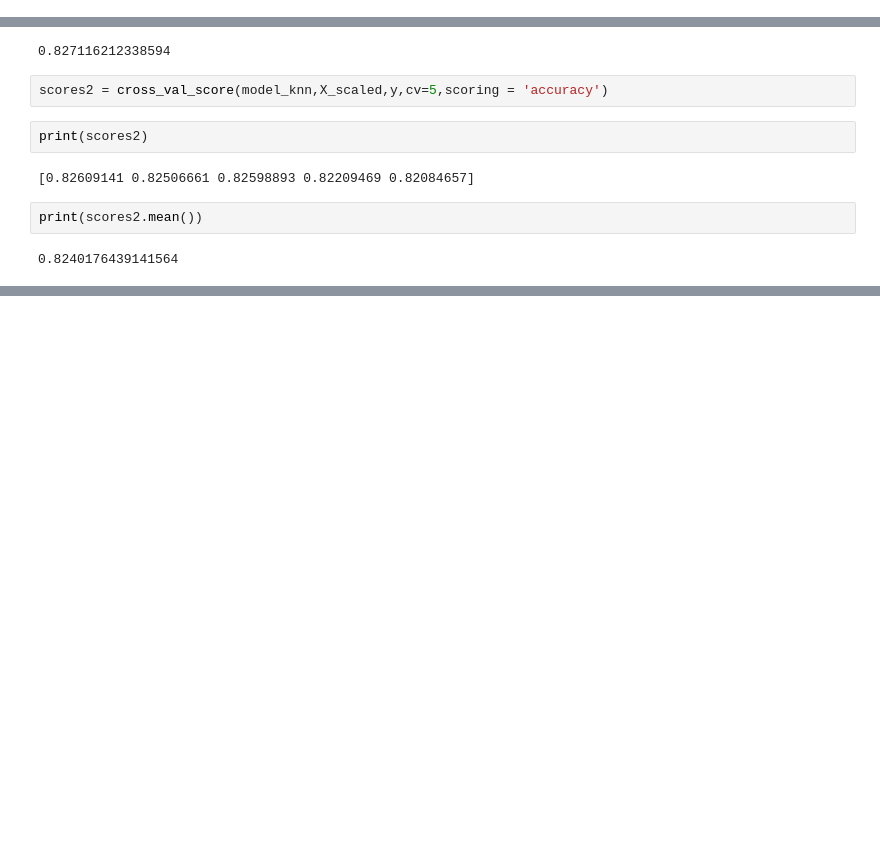
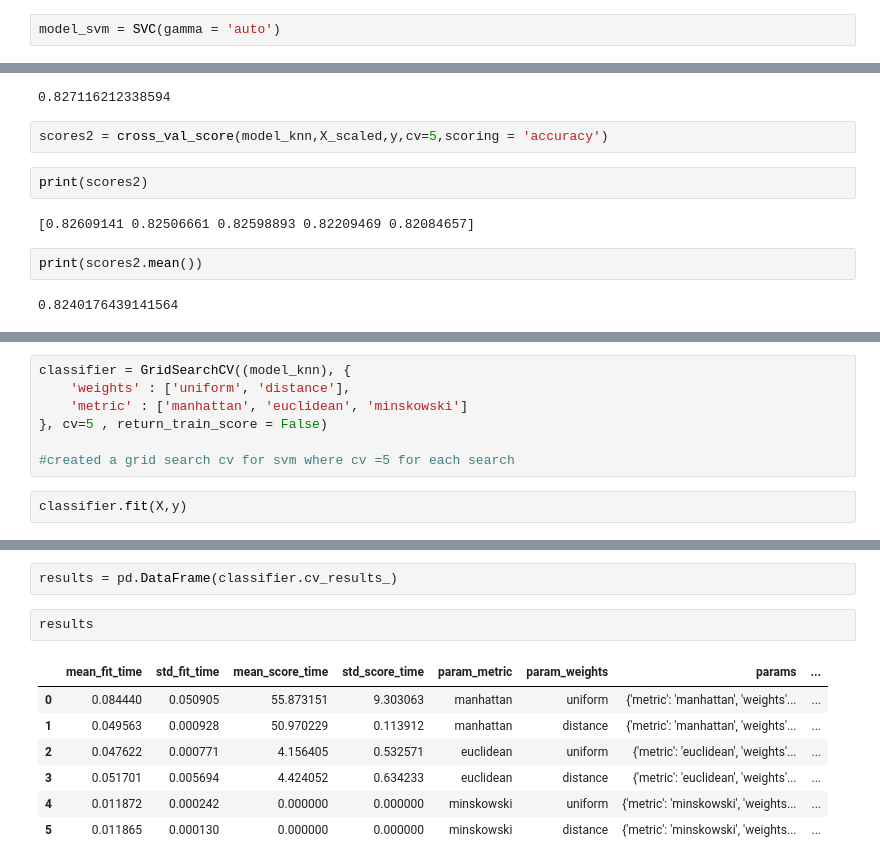
Before and after one commit to subodhbhatta67/Supervised-Learning-Models-, a Jupyter notebook: supervised_learning.ipynb, the cells around one changed output, grey strips where cells are left out. Saved outputs shown, nothing was run; the diff lists cells and outputs as text; blank space fills up the shorter version.

Commit message:
GridSearchCv implemented

```diff
--- a/supervised_learning.ipynb
+++ b/supervised_learning.ipynb
@@ -1018,3 +1016,5 @@ model_svm = SVC(C = 2, kernel = 'rbf')
+# %%
+model_svm = SVC(gamma = 'auto')
 # %%
 model_svm.fit(X_train_scaled,y_train)
 # %% [output]
@@ -1079,0 +1084,9 @@ print(scores2.mean())
+# %%
+classifier = GridSearchCV((model_knn), {
+    'weights' : ['uniform', 'distance'],
+    'metric' : ['manhattan', 'euclidean', 'minskowski']
+}, cv=5 , return_train_score = False)
+
+#created a grid search cv for svm where cv =5 for each search
+# %%
+classifier.fit(X,y)
@@ -1079,0 +1117,12 @@ print(scores2.mean())
+# %%
+results = pd.DataFrame(classifier.cv_results_)
+# %%
+results
+# %% [output]
+|  | mean_fit_time | std_fit_time | mean_score_time | std_score_time | param_metric | param_weights | params | ... |
+| 0 | 0.084440 | 0.050905 | 55.873151 | 9.303063 | manhattan | uniform | {'metric': 'manhattan', 'weights'... | ... |
+| 1 | 0.049563 | 0.000928 | 50.970229 | 0.113912 | manhattan | distance | {'metric': 'manhattan', 'weights'... | ... |
+| 2 | 0.047622 | 0.000771 | 4.156405 | 0.532571 | euclidean | uniform | {'metric': 'euclidean', 'weights'... | ... |
+| 3 | 0.051701 | 0.005694 | 4.424052 | 0.634233 | euclidean | distance | {'metric': 'euclidean', 'weights'... | ... |
+| 4 | 0.011872 | 0.000242 | 0.000000 | 0.000000 | minskowski | uniform | {'metric': 'minskowski', 'weights... | ... |
+| 5 | 0.011865 | 0.000130 | 0.000000 | 0.000000 | minskowski | distance | {'metric': 'minskowski', 'weights... | ... |
```
Also changed, not shown: parts of 12 cells of this notebook.
